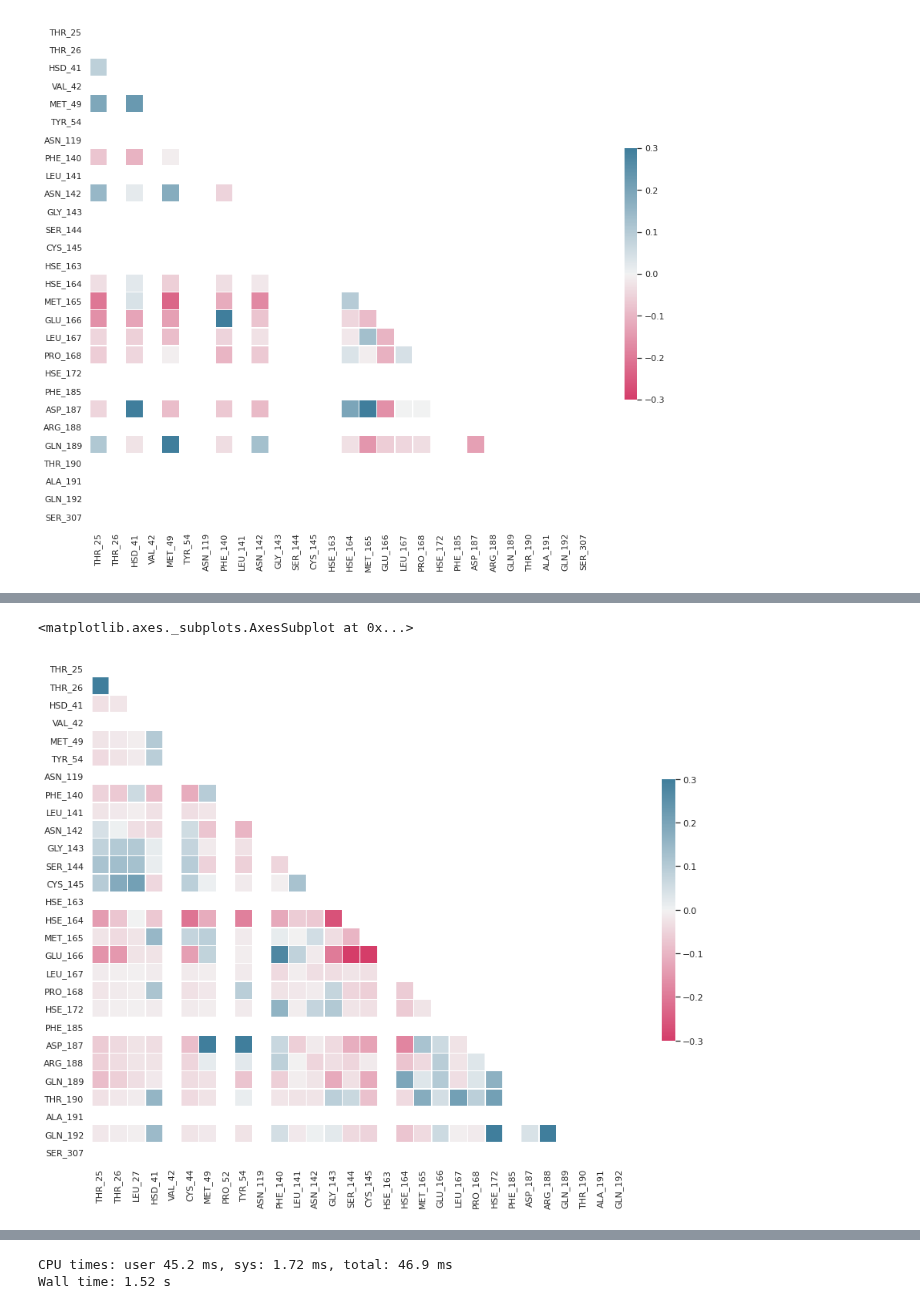
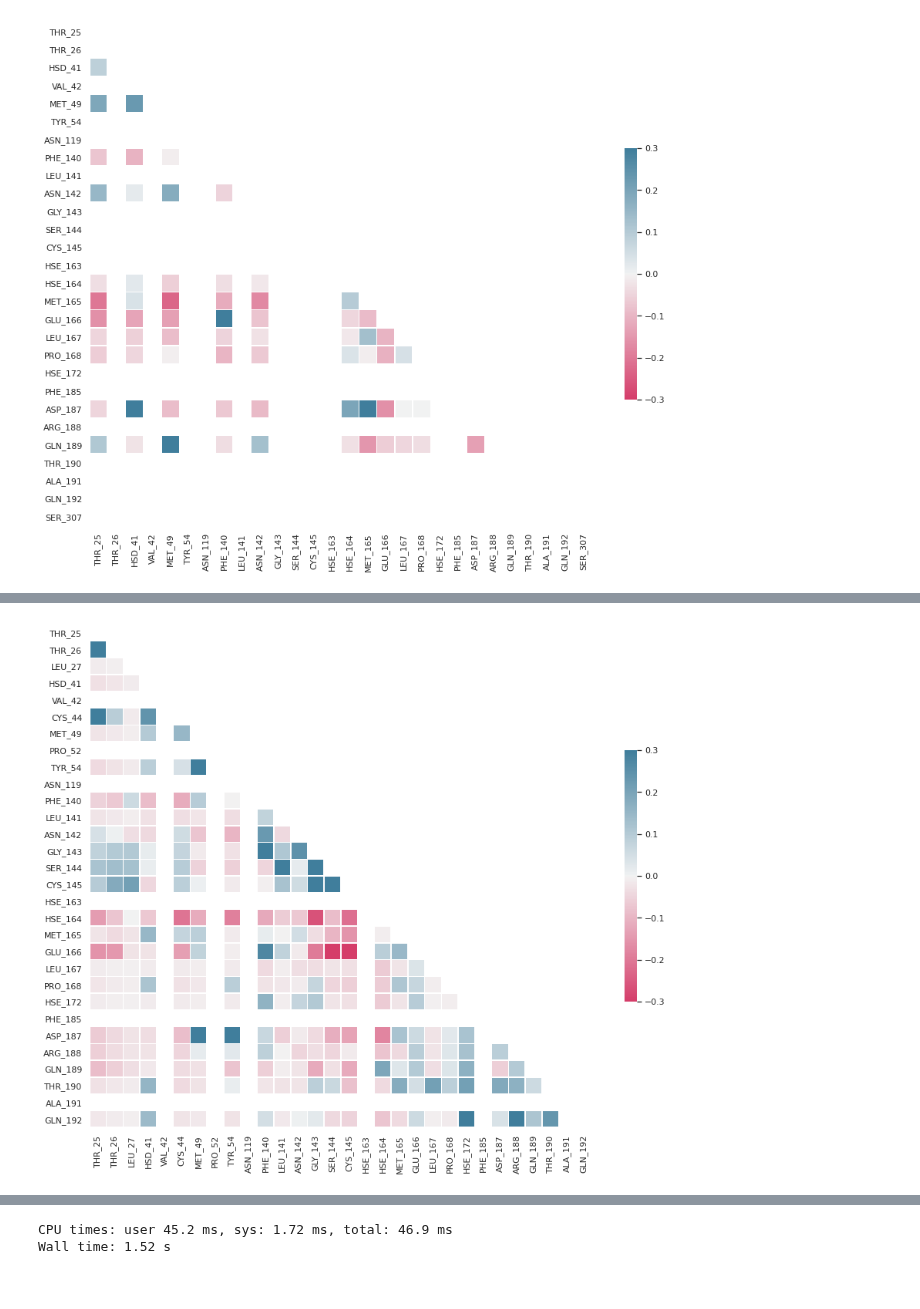
Before and after one commit to jglaser/gigadocking_notebooks, a Jupyter notebook: Gigadocking.ipynb, the cells around one changed output, grey strips where cells are left out. Cells and saved outputs as stored; diff of their text form; code cells hidden in the pictures.

```diff
--- a/Gigadocking.ipynb
+++ b/Gigadocking.ipynb
@@ -270,7 +270,7 @@ sns.heatmap(corr_moonshot, mask=mask, cmap=cmap, center=0, vmax=0.3, vmin=-0.3,
 [figure]
 # %%
 %%time
-q = "SELECT " + ", ".join(['CORR({}_PB,{}_PB)'.format(ci,cj) for ci in columns_moonshot for cj in columns_moonshot]) + \
+q = "SELECT " + ", ".join(['CORR({}_PB,{}_PB)'.format(ci,cj) for ci in columns_new for cj in columns_new]) + \
     """ FROM moonshot.mpro_features
     INNER JOIN moonshot.activities ON activities.CID = mpro_features.string_field_0
     """
@@ -283,16 +283,16 @@ Wall time: 2.62 s
 # %%
 corr_moonshot = df_corr_moonshot_polar.transpose()
-corr_moonshot = corr_moonshot.set_index(pd.MultiIndex.from_product([columns_moonshot,columns_moonshot]))#, names=["i", "j"]))
-corr_moonshot = corr_moonshot[0].unstack().reindex(columns)[columns_moonshot]
+corr_moonshot = corr_moonshot.set_index(pd.MultiIndex.from_product([columns_new,columns_new]))#, names=["i", "j"]))
+corr_moonshot = corr_moonshot[0].unstack().reindex(columns_new)[columns_new]
 
 import seaborn as sns
 import matplotlib.pyplot as plt
 sns.set_theme(style="white")
 f, ax = plt.subplots(figsize=(15, 12))
 cmap = sns.diverging_palette(0, 230, as_cmap=True)
 mask = np.triu(np.ones_like(corr_moonshot, dtype=bool))
-sns.heatmap(corr_moonshot, mask=mask, cmap=cmap, center=0, vmin=-0.3, vmax=0.3,
+ax = sns.heatmap(corr_moonshot, mask=mask, cmap=cmap, center=0, vmin=-0.3, vmax=0.3,
             square=True, linewidths=.5, cbar_kws={"shrink": .5})
+ax.figure.savefig('corr_polar_moonshot.pdf')
 # %% [output]
-<matplotlib.axes._subplots.AxesSubplot at 0x...>
-[figure, old version]
+[figure, new version]
```
Also changed, not shown: parts of 5 cells of this notebook.
